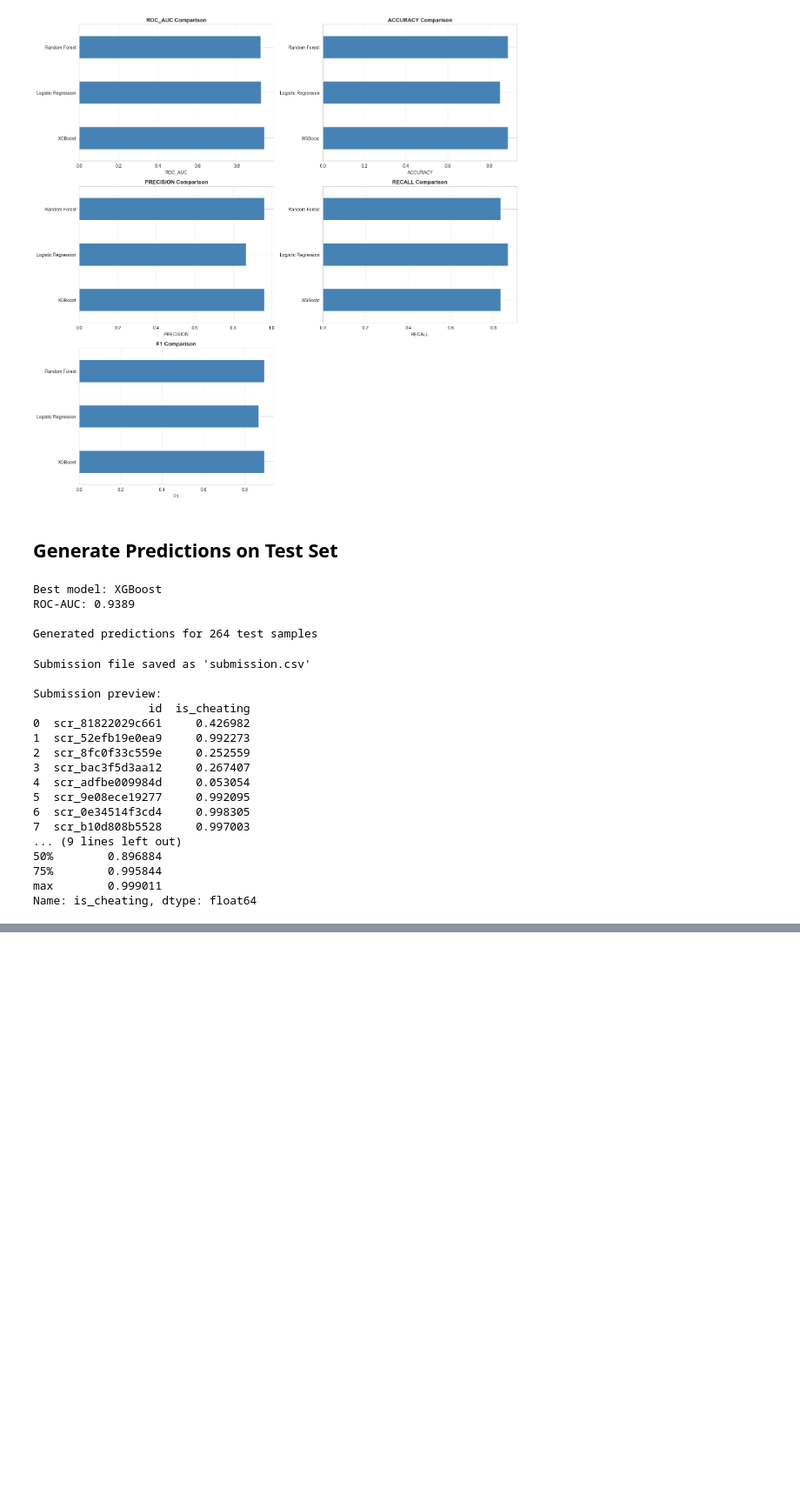
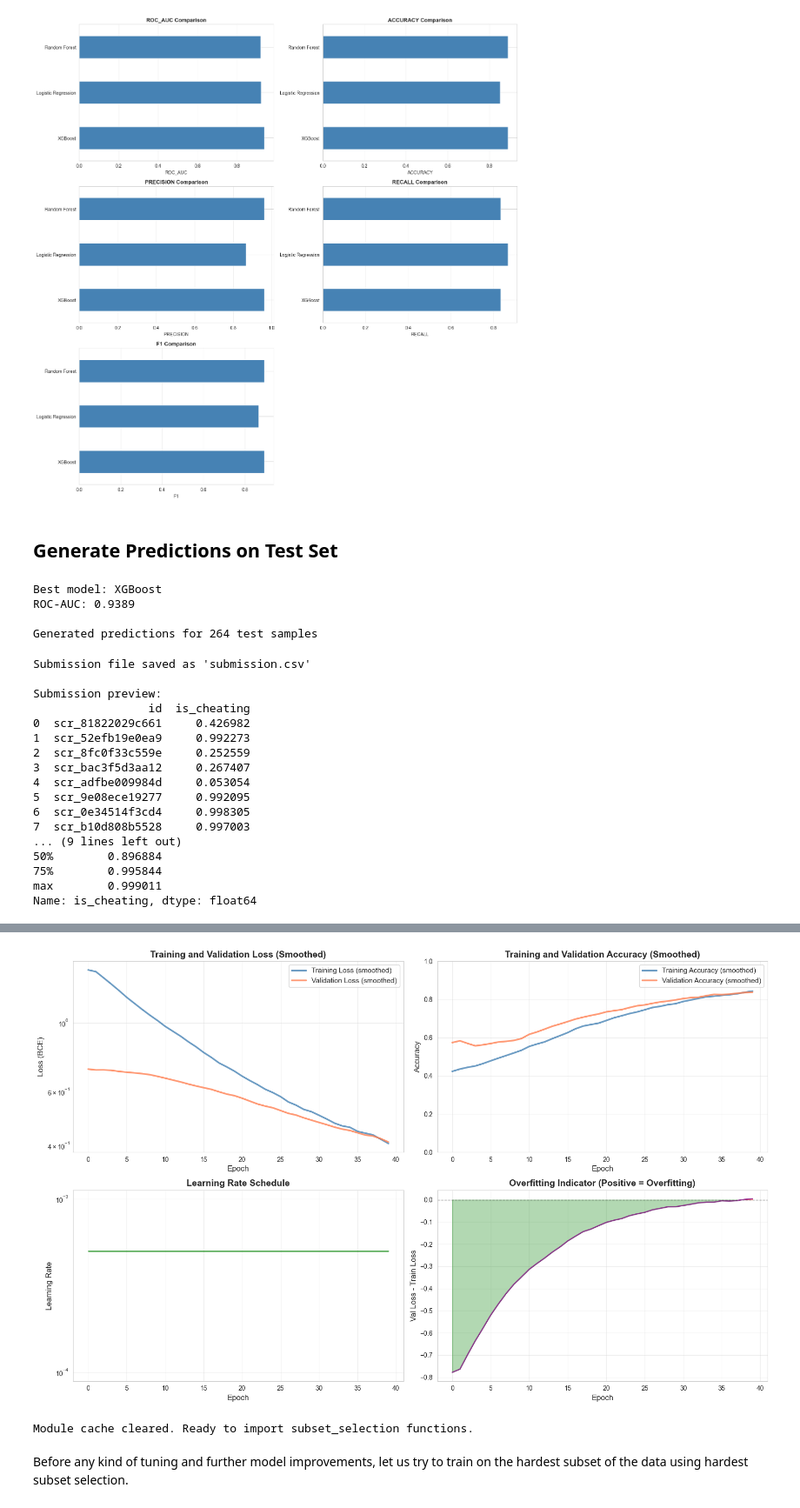
Before and after one commit to hindyros/Mercor-AI-detection, a Jupyter notebook: heuristic_model.ipynb, the cells around one changed output, grey strips where cells are left out. Shown at 87% size. Drawn from its saved outputs; the diff is of its cells as text; code cells hidden in the pictures; blank space fills up the shorter version.

Commit message:
Multimodaliyty, NN and Hardest Subset selection (v1)

```diff
--- a/heuristic_model.ipynb
+++ b/heuristic_model.ipynb
@@ -696,0 +809,15 @@ Name: is_cheating, dtype: float64
+# %%
+# Load the dataset with embeddings
+X_train_emb, y_train_emb, X_test_emb, info_emb = load_dataset('with_embeddings')
+
+print(f"\nDataset loaded successfully!")
+print(f"Total features: {info_emb['n_features']}")
+print(f"Meta features: {len([f for f in info_emb['feature_names'] if not f.startswith('embedding_')])}")
+print(f"Embedding dimensions: {info_emb.get('embedding_info', {}).get('embedding_dim', 0)}")
+print(f"Train samples: {info_emb['n_train_samples']}")
+print(f"Test samples: {info_emb['n_test_samples']}")
+print(f"\nFirst few feature names:")
+for i, name in enumerate(info_emb['feature_names'][:10], 1):
+    print(f"  {i}. {name}")
+if len(info_emb['feature_names']) > 10:
+    print(f"  ... and {len(info_emb['feature_names']) - 10} more features")
@@ -696,0 +1091,63 @@ Name: is_cheating, dtype: float64
+# %%
+# Plot training curves to check for overfitting
+fig, axes = plt.subplots(2, 2, figsize=(16, 10))
+
+# Plot loss curves (smoothed)
+axes[0, 0].plot(train_losses, label='Training Loss (smoothed)', linewidth=2.5, color='steelblue', alpha=0.8)
+axes[0, 0].plot(val_losses, label='Validation Loss (smoothed)', linewidth=2.5, color='coral', alpha=0.8)
+axes[0, 0].set_xlabel('Epoch', fontsize=12)
+axes[0, 0].set_ylabel('Loss (BCE)', fontsize=12)
+axes[0, 0].set_title('Training and Validation Loss (Smoothed)', fontweight='bold', fontsize=14)
+axes[0, 0].legend(fontsize=11)
+axes[0, 0].grid(alpha=0.3)
+axes[0, 0].set_yscale('log')  # Log scale for better visualization
+
+# Plot accuracy curves (smoothed)
+axes[0, 1].plot(train_accuracies, label='Training Accuracy (smoothed)', linewidth=2.5, color='steelblue', alpha=0.8)
+axes[0, 1].plot(val_accuracies, label='Validation Accuracy (smoothed)', linewidth=2.5, color='coral', alpha=0.8)
+axes[0, 1].set_xlabel('Epoch', fontsize=12)
+axes[0, 1].set_ylabel('Accuracy', fontsize=12)
+axes[0, 1].set_title('Training and Validation Accuracy (Smoothed)', fontweight='bold', fontsize=14)
+axes[0, 1].legend(fontsize=11)
+axes[0, 1].grid(alpha=0.3)
+axes[0, 1].set_ylim([0, 1])
+
+# Plot learning rate schedule
+axes[1, 0].plot(learning_rates, linewidth=2, color='green', alpha=0.7)
+axes[1, 0].set_xlabel('Epoch', fontsize=12)
+axes[1, 0].set_ylabel('Learning Rate', fontsize=12)
+axes[1, 0].set_title('Learning Rate Schedule', fontweight='bold', fontsize=14)
+axes[1, 0].grid(alpha=0.3)
+axes[1, 0].set_yscale('log')
+
+# Plot loss difference (overfitting indicator)
+loss_diff = [v - t for t, v in zip(train_losses, val_losses)]
+axes[1, 1].plot(loss_diff, linewidth=2, color='purple', alpha=0.7)
+axes[1, 1].axhline(y=0, color='black', linestyle='--', linewidth=1, alpha=0.5)
+axes[1, 1].set_xlabel('Epoch', fontsize=12)
+axes[1, 1].set_ylabel('Val Loss - Train Loss', fontsize=12)
+axes[1, 1].set_title('Overfitting Indicator (Positive = Overfitting)', fontweight='bold', fontsize=14)
+axes[1, 1].grid(alpha=0.3)
+axes[1, 1].fill_between(range(len(loss_diff)), 0, loss_diff, alpha=0.3, color='red', where=[x > 0 for x in loss_diff])
+axes[1, 1].fill_between(range(len(loss_diff)), 0, loss_diff, alpha=0.3, color='green', where=[x <= 0 for x in loss_diff])
+
+plt.tight_layout()
+plt.show()
+# %% [output]
+[figure, added]
+# %%
+# Reload data_processing module if needed (run this if you get import errors)
+import importlib
+import sys
+
+# Remove data_processing from cache if it exists
+if 'data_processing' in sys.modules:
+    importlib.reload(sys.modules['data_processing'])
+if 'data_processing.subset_selection' in sys.modules:
+    importlib.reload(sys.modules['data_processing.subset_selection'])
+
+print("Module cache cleared. Ready to import subset_selection functions.")
+# %% [output]
+Module cache cleared. Ready to import subset_selection functions.
+# %% [markdown]
+Before any kind of tuning and further model improvements, let us try to train on the hardest subset of the data using hardest subset selection.
```
Also changed, not shown: parts of 18 cells of this notebook, 14 other files.
